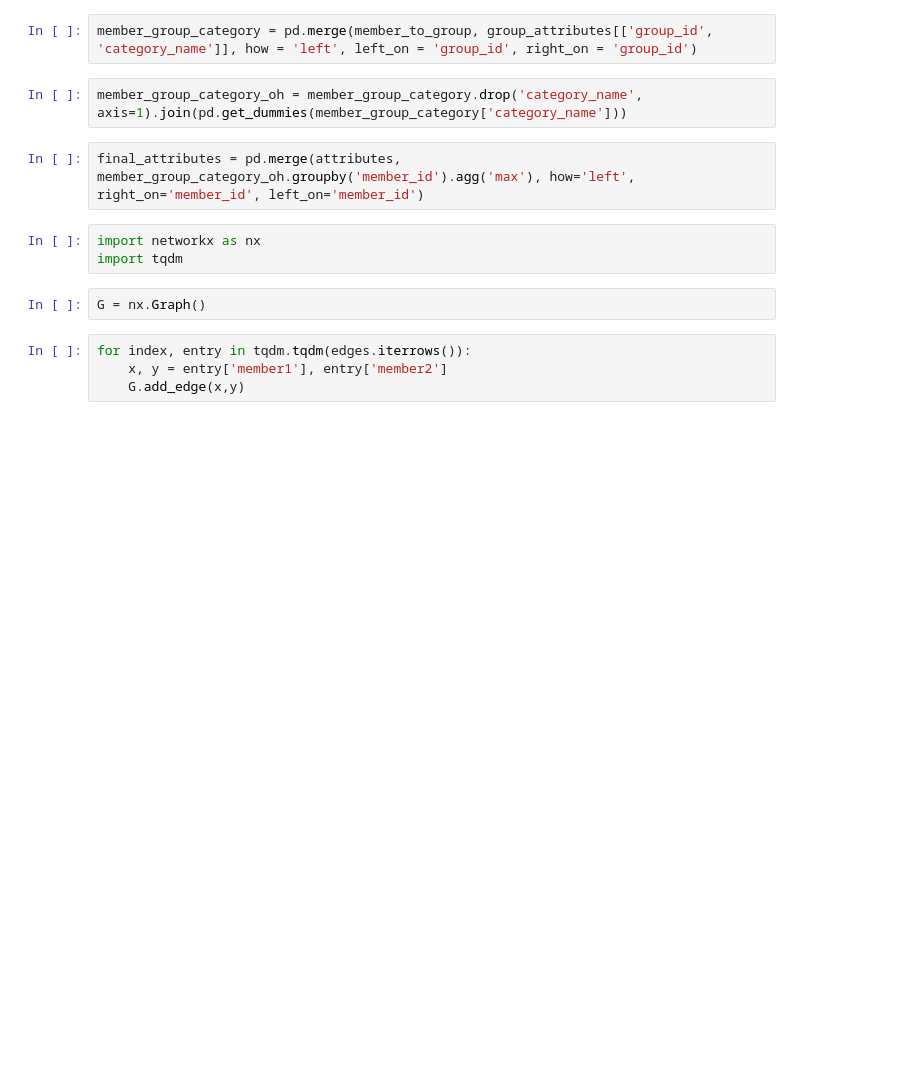
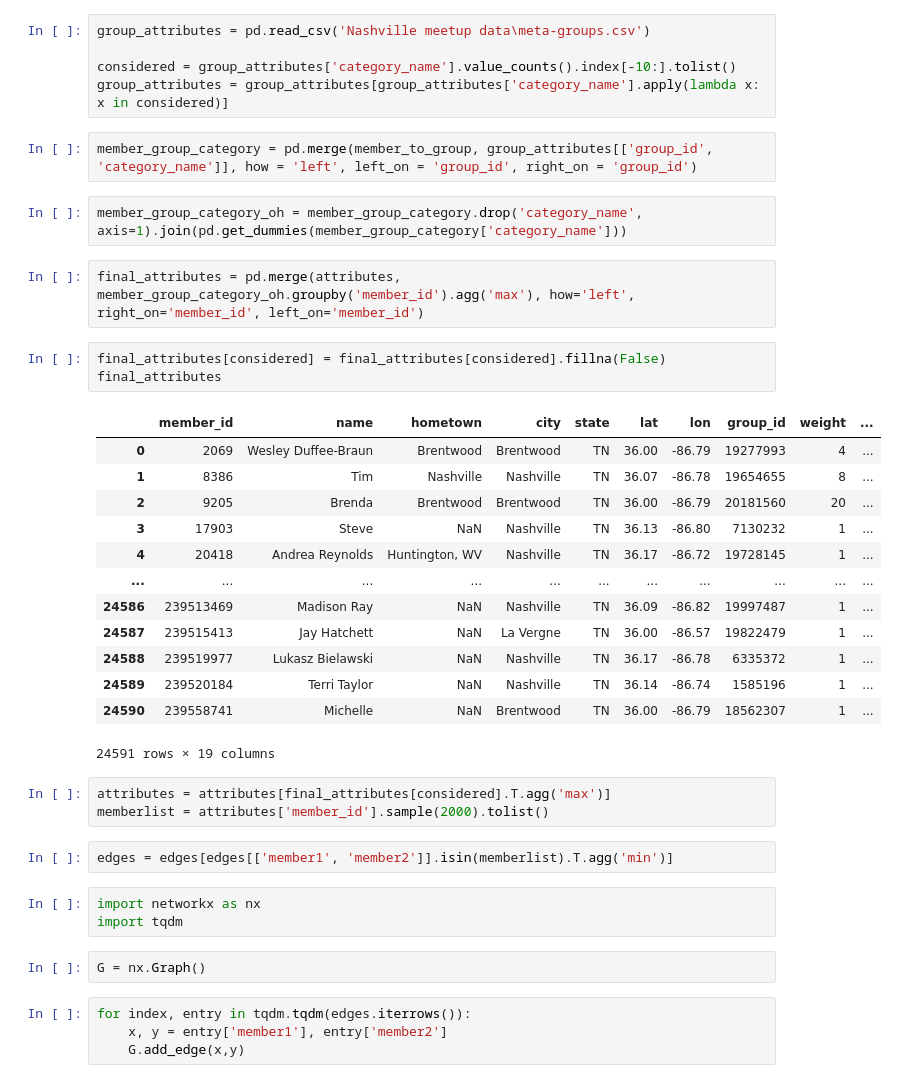
Before and after one commit to Michael-van-Vianen/TUEEMM-MTV, a Jupyter notebook: Nasvhille.ipynb, the cells around one changed output. Saved outputs shown, nothing was run; the diff lists cells and outputs as text; blank space fills up the shorter version.

```diff
--- a/Nasvhille.ipynb
+++ b/Nasvhille.ipynb
@@ -25,9 +14,36 @@ member_to_group = pd.read_csv('Nashville meetup data\member-to-group-edges.csv')
+# %%
+group_attributes = pd.read_csv('Nashville meetup data\meta-groups.csv')
+
+considered = group_attributes['category_name'].value_counts().index[-10:].tolist()
+group_attributes = group_attributes[group_attributes['category_name'].apply(lambda x: x in considered)]
 # %%
 member_group_category = pd.merge(member_to_group, group_attributes[['group_id', 'category_name']], how = 'left', left_on = 'group_id', right_on = 'group_id')
 # %%
 member_group_category_oh = member_group_category.drop('category_name', axis=1).join(pd.get_dummies(member_group_category['category_name']))
 # %%
 final_attributes = pd.merge(attributes, member_group_category_oh.groupby('member_id').agg('max'), how='left', right_on='member_id', left_on='member_id')
+# %%
+final_attributes[considered] = final_attributes[considered].fillna(False)
+final_attributes
+# %% [output]
+|  | member_id | name | hometown | city | state | lat | lon | group_id | weight | ... |
+| 0 | 2069 | Wesley Duffee-Braun | Brentwood | Brentwood | TN | 36.00 | -86.79 | 19277993 | 4 | ... |
+| 1 | 8386 | Tim | Nashville | Nashville | TN | 36.07 | -86.78 | 19654655 | 8 | ... |
+| 2 | 9205 | Brenda | Brentwood | Brentwood | TN | 36.00 | -86.79 | 20181560 | 20 | ... |
+| 3 | 17903 | Steve | NaN | Nashville | TN | 36.13 | -86.80 | 7130232 | 1 | ... |
+| 4 | 20418 | Andrea Reynolds | Huntington, WV | Nashville | TN | 36.17 | -86.72 | 19728145 | 1 | ... |
+| ... | ... | ... | ... | ... | ... | ... | ... | ... | ... | ... |
+| 24586 | 239513469 | Madison Ray | NaN | Nashville | TN | 36.09 | -86.82 | 19997487 | 1 | ... |
+| 24587 | 239515413 | Jay Hatchett | NaN | La Vergne | TN | 36.00 | -86.57 | 19822479 | 1 | ... |
+| 24588 | 239519977 | Lukasz Bielawski | NaN | Nashville | TN | 36.17 | -86.78 | 6335372 | 1 | ... |
+| 24589 | 239520184 | Terri Taylor | NaN | Nashville | TN | 36.14 | -86.74 | 1585196 | 1 | ... |
+| 24590 | 239558741 | Michelle | NaN | Brentwood | TN | 36.00 | -86.79 | 18562307 | 1 | ... |
+24591 rows × 19 columns
+# %%
+attributes = attributes[final_attributes[considered].T.agg('max')]
+memberlist = attributes['member_id'].sample(2000).tolist()
+# %%
+edges = edges[edges[['member1', 'member2']].isin(memberlist).T.agg('min')]
 # %%
 import networkx as nx
 import tqdm
```
Also changed, not shown: parts of 12 cells of this notebook, 2 other files.
